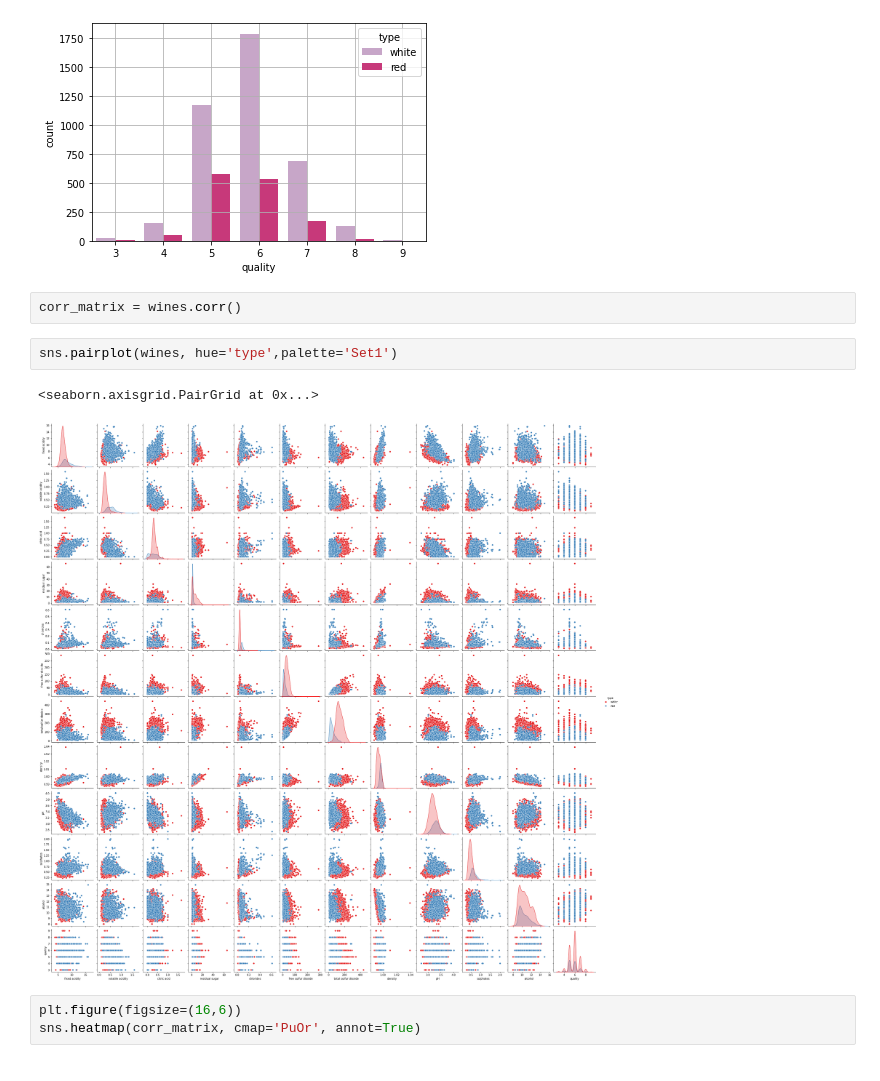
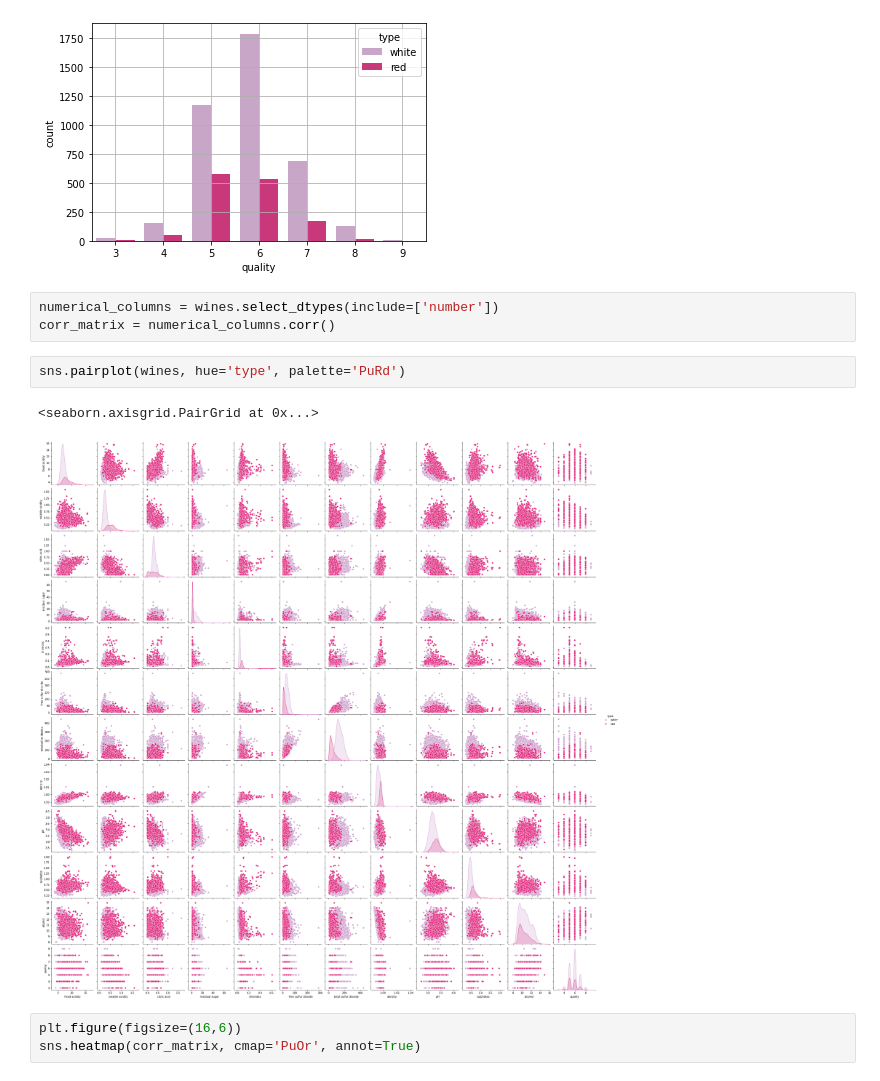
Before and after one commit to oariasz/Wine-Quality-Predictor, a Jupyter notebook: Wine Quality Predictor.ipynb, the cells around one changed output. Cells and saved outputs as stored; diff of their text form.

```diff
--- a/Wine Quality Predictor.ipynb
+++ b/Wine Quality Predictor.ipynb
@@ -531,13 +541,14 @@ plt.grid()
 plt.show()
 # %% [output]
 [figure]
-# %%
-corr_matrix = wines.corr()
+# %%
+numerical_columns = wines.select_dtypes(include=['number'])
+corr_matrix = numerical_columns.corr()
 # %%
-sns.pairplot(wines, hue='type',palette='Set1')
+sns.pairplot(wines, hue='type', palette='PuRd')
 # %% [output]
 <seaborn.axisgrid.PairGrid at 0x...>
-[figure, old version]
+[figure, new version]
 # %%
 plt.figure(figsize=(16,6))
 sns.heatmap(corr_matrix, cmap='PuOr', annot=True)
```
Also changed, not shown: parts of 81 cells of this notebook, 4 other files.
